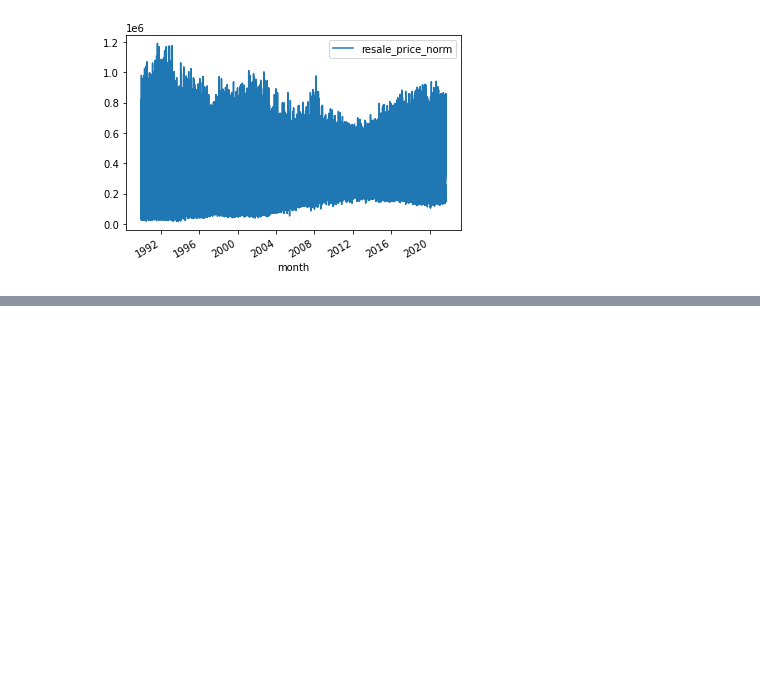
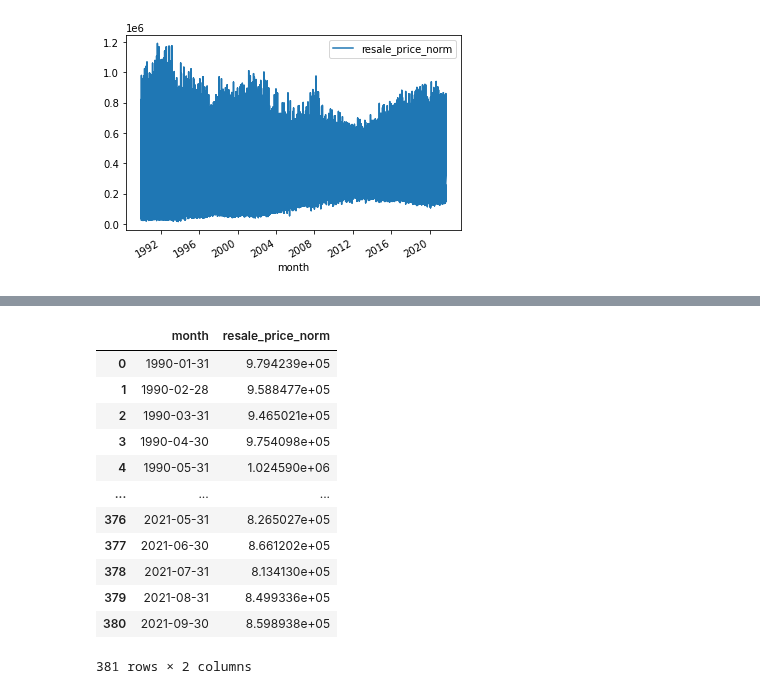
Before and after one commit to mcmanus-git/Singapore-HDB, a Jupyter notebook: michael/EDA/hpi_normalization_eda.ipynb, the cells around one changed output, grey strips where cells are left out. Cells and saved outputs as stored; diff of their text form; code cells hidden in the pictures; blank space fills up the shorter version.

```diff
--- a/michael/EDA/hpi_normalization_eda.ipynb
+++ b/michael/EDA/hpi_normalization_eda.ipynb
@@ -159,0 +184,16 @@ rsp.plot(x='month', y='resale_price_norm')
+# %%
+mx.reset_index()
+# %% [output]
+|  | month | resale_price_norm |
+| 0 | 1990-01-31 | 9.794239e+05 |
+| 1 | 1990-02-28 | 9.588477e+05 |
+| 2 | 1990-03-31 | 9.465021e+05 |
+| 3 | 1990-04-30 | 9.754098e+05 |
+| 4 | 1990-05-31 | 1.024590e+06 |
+| ... | ... | ... |
+| 376 | 2021-05-31 | 8.265027e+05 |
+| 377 | 2021-06-30 | 8.661202e+05 |
+| 378 | 2021-07-31 | 8.134130e+05 |
+| 379 | 2021-08-31 | 8.499336e+05 |
+| 380 | 2021-09-30 | 8.598938e+05 |
+381 rows × 2 columns
```
Also changed, not shown: parts of 4 cells of this notebook.
